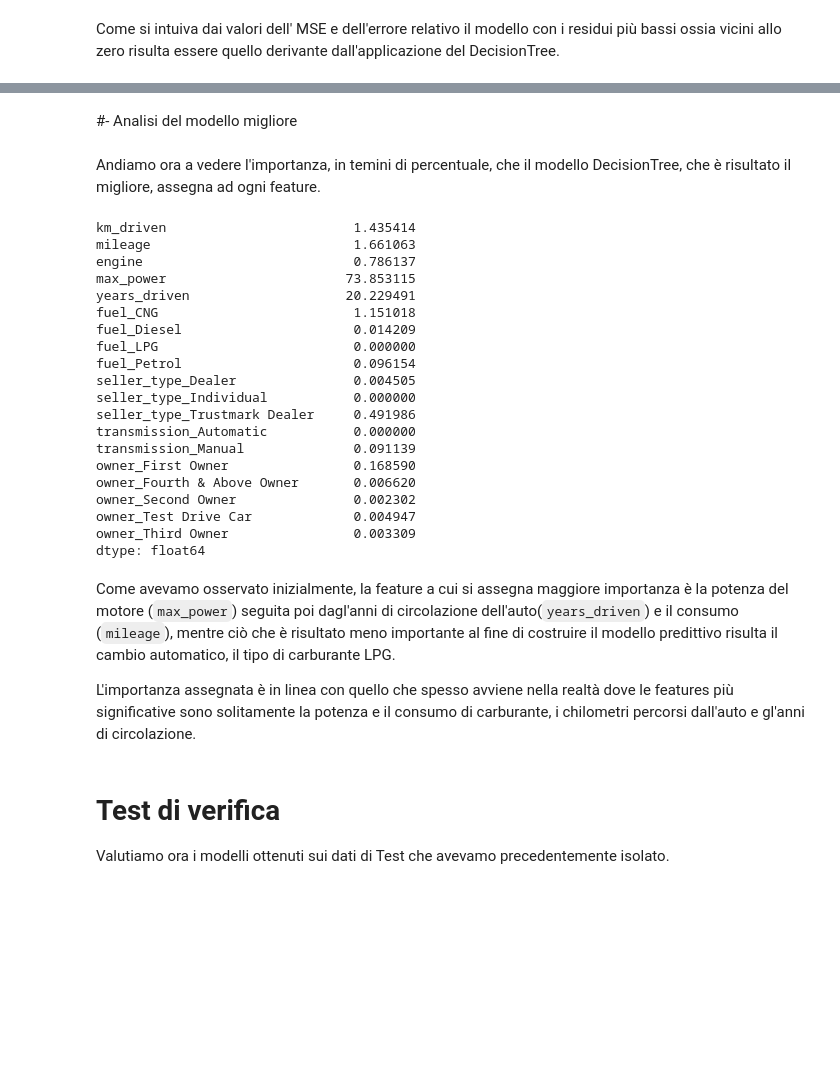
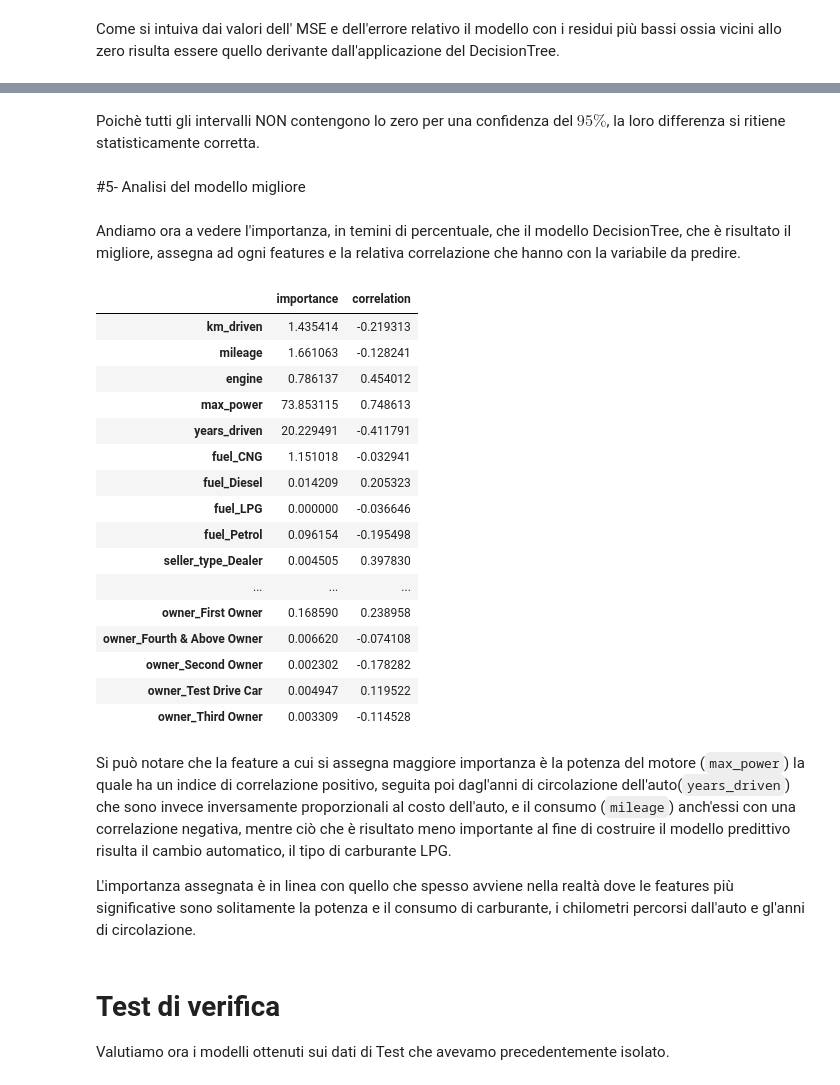
Before and after one commit to MariaMengozzi/esameDI, a Jupyter notebook: Progetto_esame_DI_con_preprocessing_differenziato.ipynb, the cells around one changed output, grey strips where cells are left out. Drawn from its saved outputs; the diff is of its cells as text; code cells hidden in the pictures; blank space fills up the shorter version.

```diff
--- a/Progetto_esame_DI_con_preprocessing_differenziato.ipynb
+++ b/Progetto_esame_DI_con_preprocessing_differenziato.ipynb
@@ -1301,36 +1340,37 @@ Come si intuiva dai valori dell' MSE e dell'errore relativo il modello con i res
+# %% [markdown]
+Poichè tutti gli intervalli NON contengono lo zero per una confidenza del $95\% $, la loro differenza si ritiene statisticamente corretta.
 # %% [markdown]
-#- Analisi del modello migliore
+#5- Analisi del modello migliore
 # %% [markdown]
-Andiamo ora a vedere l'importanza, in temini di percentuale, che il modello DecisionTree, che è risultato il migliore, assegna ad ogni feature.
+Andiamo ora a vedere l'importanza, in temini di percentuale, che il modello DecisionTree, che è risultato il migliore, assegna ad ogni features e la relativa correlazione che hanno con la variabile da predire.
 # %%
 # get importance
 importance = models[models_name[1]]['Model'].named_steps['reg'].feature_importances_
 # summarize feature importance
 features = pd.get_dummies(final_data.drop(columns=['selling_price'])).columns
 
-pd.Series(importance*100, index=features)
+d = pd.DataFrame(importance*100, index=features, columns=['importance'])
+d['correlation'] = pd.get_dummies(final_data).corr()['selling_price'][1:]
+d
 # %% [output]
-km_driven                        1.435414
-mileage                          1.661063
-engine                           0.786137
-max_power                       73.853115
-years_driven                    20.229491
-fuel_CNG                         1.151018
-fuel_Diesel                      0.014209
-fuel_LPG                         0.000000
-fuel_Petrol                      0.096154
-seller_type_Dealer               0.004505
-seller_type_Individual           0.000000
-seller_type_Trustmark Dealer     0.491986
-transmission_Automatic           0.000000
-transmission_Manual              0.091139
-owner_First Owner                0.168590
-owner_Fourth & Above Owner       0.006620
-owner_Second Owner               0.002302
-owner_Test Drive Car             0.004947
-owner_Third Owner                0.003309
-dtype: float64
+|  | importance | correlation |
+| km_driven | 1.435414 | -0.219313 |
+| mileage | 1.661063 | -0.128241 |
+| engine | 0.786137 | 0.454012 |
+| max_power | 73.853115 | 0.748613 |
+| years_driven | 20.229491 | -0.411791 |
+| fuel_CNG | 1.151018 | -0.032941 |
+| fuel_Diesel | 0.014209 | 0.205323 |
+| fuel_LPG | 0.000000 | -0.036646 |
+| fuel_Petrol | 0.096154 | -0.195498 |
+| seller_type_Dealer | 0.004505 | 0.397830 |
+| ... | ... | ... |
+| owner_First Owner | 0.168590 | 0.238958 |
+| owner_Fourth & Above Owner | 0.006620 | -0.074108 |
+| owner_Second Owner | 0.002302 | -0.178282 |
+| owner_Test Drive Car | 0.004947 | 0.119522 |
+| owner_Third Owner | 0.003309 | -0.114528 |
 # %% [markdown]
-Come avevamo osservato inizialmente, la feature a cui si assegna maggiore importanza è la potenza del motore (`max_power`) seguita poi dagl'anni di circolazione dell'auto(`years_driven`) e il consumo (`mileage`), mentre ciò che è risultato meno importante al fine di costruire il modello predittivo risulta il cambio automatico, il tipo di carburante LPG.
+Si può notare che la feature a cui si assegna maggiore importanza è la potenza del motore (`max_power`) la quale ha un indice di correlazione positivo, seguita poi dagl'anni di circolazione dell'auto(`years_driven`) che sono invece inversamente proporzionali al costo dell'auto, e il consumo (`mileage`) anch'essi con una correlazione negativa, mentre ciò che è risultato meno importante al fine di costruire il modello predittivo risulta il cambio automatico, il tipo di carburante LPG.
 
 L'importanza assegnata è in linea con quello che spesso avviene nella realtà dove le features più significative sono solitamente la potenza e il consumo di carburante, i chilometri percorsi dall'auto e gl'anni di circolazione.
```
Also changed, not shown: parts of 5 cells of this notebook.
